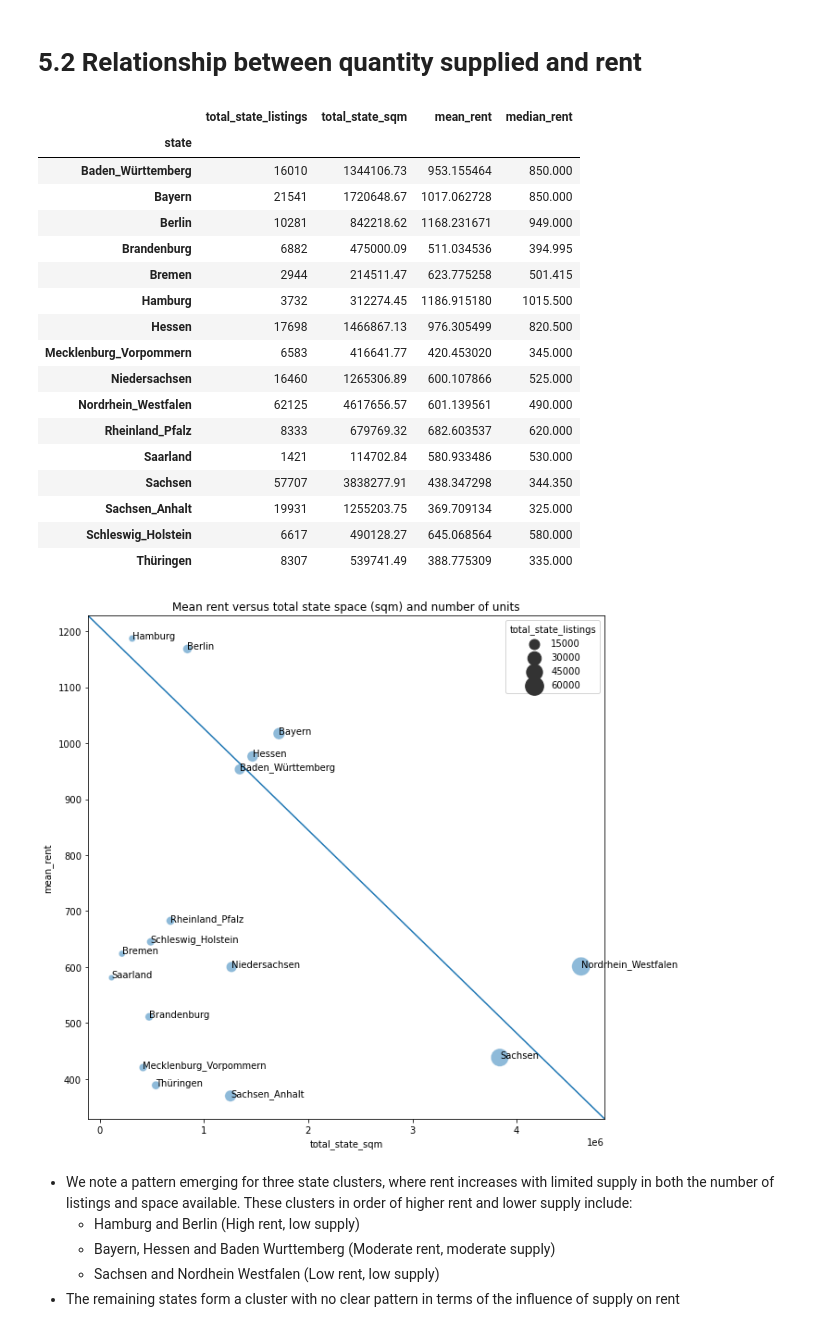
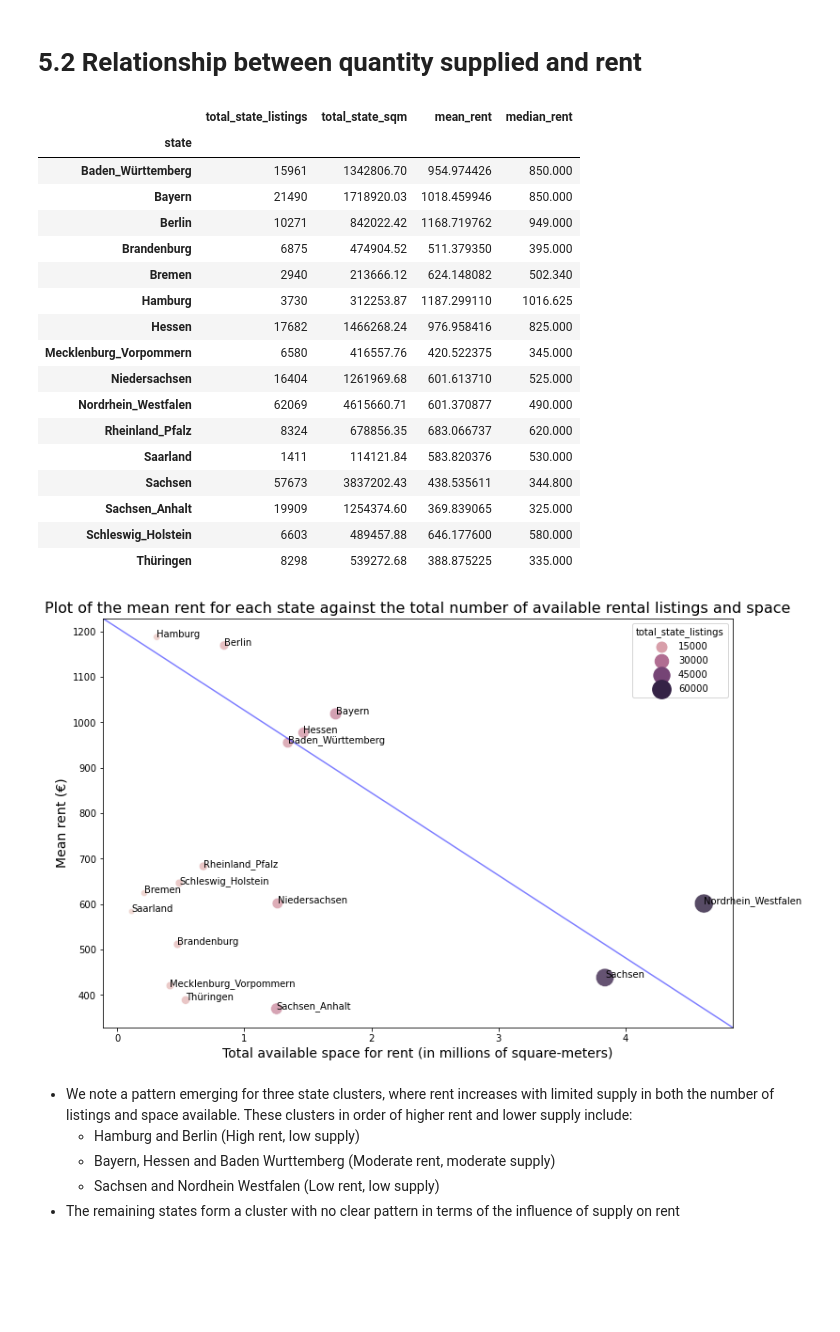
Before and after one commit to femi-lujo/germany_rental_apartments, a Jupyter notebook: notebooks/B_exploratory_data_analysis.ipynb, the cells around one changed output. Saved outputs shown, nothing was run; the diff lists cells and outputs as text; code cells hidden in the pictures; blank space fills up the shorter version.

Commit message:
Create charts to explore relationship between features

```diff
--- a/notebooks/B_exploratory_data_analysis.ipynb
+++ b/notebooks/B_exploratory_data_analysis.ipynb
@@ -32,7 +33,7 @@ from fuzzywuzzy import fuzz
 ## 4.1 Rentals data
 # %%
 #Load rentals and view data
-rentals = pd.read_csv('..\data\processed\\rentals_cleaned4.csv')
+rentals = pd.read_csv('..\data\processed\\rentals_cleaned.csv')
 # %%
 rentals_eda = rentals.copy()
 # %%
@@ -194,36 +197,40 @@ state_supply
 # %% [output]
 |  | total_state_listings | total_state_sqm | mean_rent | median_rent |
 | state |  |  |  |  |
-| Baden_Württemberg | 16010 | 1344106.73 | 953.155464 | 850.000 |
-| Bayern | 21541 | 1720648.67 | 1017.062728 | 850.000 |
-| Berlin | 10281 | 842218.62 | 1168.231671 | 949.000 |
-| Brandenburg | 6882 | 475000.09 | 511.034536 | 394.995 |
-| Bremen | 2944 | 214511.47 | 623.775258 | 501.415 |
-| Hamburg | 3732 | 312274.45 | 1186.915180 | 1015.500 |
-| Hessen | 17698 | 1466867.13 | 976.305499 | 820.500 |
-| Mecklenburg_Vorpommern | 6583 | 416641.77 | 420.453020 | 345.000 |
-| Niedersachsen | 16460 | 1265306.89 | 600.107866 | 525.000 |
-| Nordrhein_Westfalen | 62125 | 4617656.57 | 601.139561 | 490.000 |
-| Rheinland_Pfalz | 8333 | 679769.32 | 682.603537 | 620.000 |
-| Saarland | 1421 | 114702.84 | 580.933486 | 530.000 |
-| Sachsen | 57707 | 3838277.91 | 438.347298 | 344.350 |
-| Sachsen_Anhalt | 19931 | 1255203.75 | 369.709134 | 325.000 |
-| Schleswig_Holstein | 6617 | 490128.27 | 645.068564 | 580.000 |
-| Thüringen | 8307 | 539741.49 | 388.775309 | 335.000 |
+| Baden_Württemberg | 15961 | 1342806.70 | 954.974426 | 850.000 |
+| Bayern | 21490 | 1718920.03 | 1018.459946 | 850.000 |
+| Berlin | 10271 | 842022.42 | 1168.719762 | 949.000 |
+| Brandenburg | 6875 | 474904.52 | 511.379350 | 395.000 |
+| Bremen | 2940 | 213666.12 | 624.148082 | 502.340 |
+| Hamburg | 3730 | 312253.87 | 1187.299110 | 1016.625 |
+| Hessen | 17682 | 1466268.24 | 976.958416 | 825.000 |
+| Mecklenburg_Vorpommern | 6580 | 416557.76 | 420.522375 | 345.000 |
+| Niedersachsen | 16404 | 1261969.68 | 601.613710 | 525.000 |
+| Nordrhein_Westfalen | 62069 | 4615660.71 | 601.370877 | 490.000 |
+| Rheinland_Pfalz | 8324 | 678856.35 | 683.066737 | 620.000 |
+| Saarland | 1411 | 114121.84 | 583.820376 | 530.000 |
+| Sachsen | 57673 | 3837202.43 | 438.535611 | 344.800 |
+| Sachsen_Anhalt | 19909 | 1254374.60 | 369.839065 | 325.000 |
+| Schleswig_Holstein | 6603 | 489457.88 | 646.177600 | 580.000 |
+| Thüringen | 8298 | 539272.68 | 388.875225 | 335.000 |
 # %%
 #Plat mean rent against the total number of listings and total square meters of space for each state
 x = state_supply.total_state_sqm
 y = state_supply.mean_rent
 state = state_supply.index
-fig, ax = plt.subplots(figsize=(10,10))
+fig, ax = plt.subplots(figsize=(12,8))
 sns.scatterplot(x = 'total_state_sqm', y = 'mean_rent', data= state_supply, \
-                size = 'total_state_listings', sizes=(40, 400), alpha = 0.5)
+                size = 'total_state_listings', hue = 'total_state_listings', sizes=(40, 400), alpha = 0.8)
+plt.title('Plot of the mean rent for each state against the total number of available rental listings and space', \
+         fontsize = 16)
+plt.xlabel('Total available space for rent (in millions of square-meters)', fontsize = 14)
+plt.ylabel('Mean rent (€)', fontsize = 14)
+plt.xticks([0, 1_000_000, 2_000_000, 3_000_000, 4_000_000, 5_000_000],['0', '1', '2', '3', '4', '5'] )
 for s, x, y in zip(state, x, y):
     plt.annotate(s, (x, y))
-plt.title('Mean rent versus total state space (sqm) and number of units')
-ax.plot([1, 0], [0, 1], transform=ax.transAxes);
+ax.plot([1, 0], [0, 1], transform=ax.transAxes, alpha = 0.5, c = 'blue');
 # %% [output]
-[figure, old version]
+[figure, new version]
 # %% [markdown]
 - We note a pattern emerging for three state clusters, where rent increases with limited supply in both the number of listings and space available. These clusters in order of higher rent and lower supply include:
     - Hamburg and Berlin (High rent, low supply)
```
Also changed, not shown: parts of 83 cells of this notebook.
